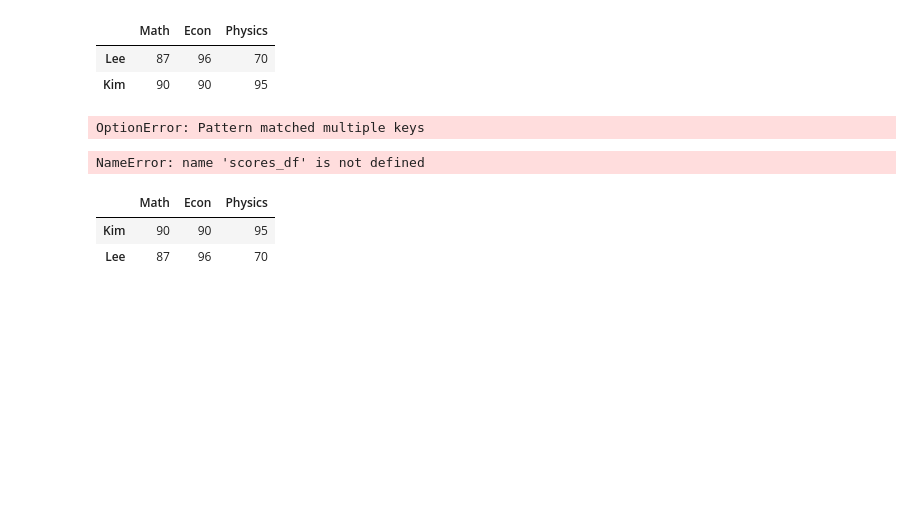
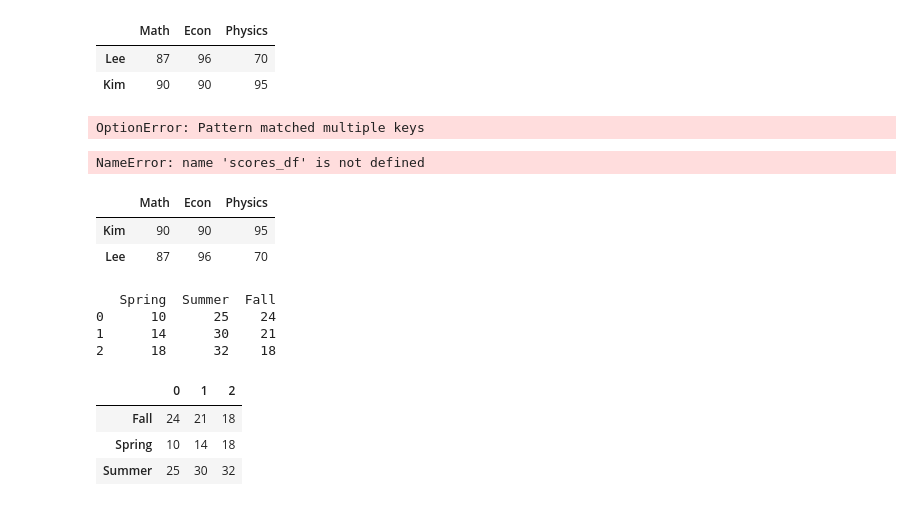
Before and after one commit to jeongeun-JH/ai_python, a Jupyter notebook: Python_Numpy.ipynb, the cells around one changed output. Drawn from its saved outputs; the diff is of its cells as text; code cells hidden in the pictures; blank space fills up the shorter version.

```diff
--- a/Python_Numpy.ipynb
+++ b/Python_Numpy.ipynb
@@ -653,3 +653,17 @@ sc_df.T.sort_values(by = 'Econ')
 |  | Math | Econ | Physics |
 | Kim | 90 | 90 | 95 |
 | Lee | 87 | 96 | 70 |
+# %%
+season_temps = pd.DataFrame({'Spring':[10, 14, 18], 'Summer':[25, 30, 32], 'Fall':[24, 21, 18]})
+print(season_temps)
+season_temps.sort_index(ascending=False)
+season_temps.T.sort_index()
+# %% [output]
+   Spring  Summer  Fall
+0      10      25    24
+1      14      30    21
+2      18      32    18
+|  | 0 | 1 | 2 |
+| Fall | 24 | 21 | 18 |
+| Spring | 10 | 14 | 18 |
+| Summer | 25 | 30 | 32 |
```
Also changed, not shown: parts of 10 cells of this notebook.
